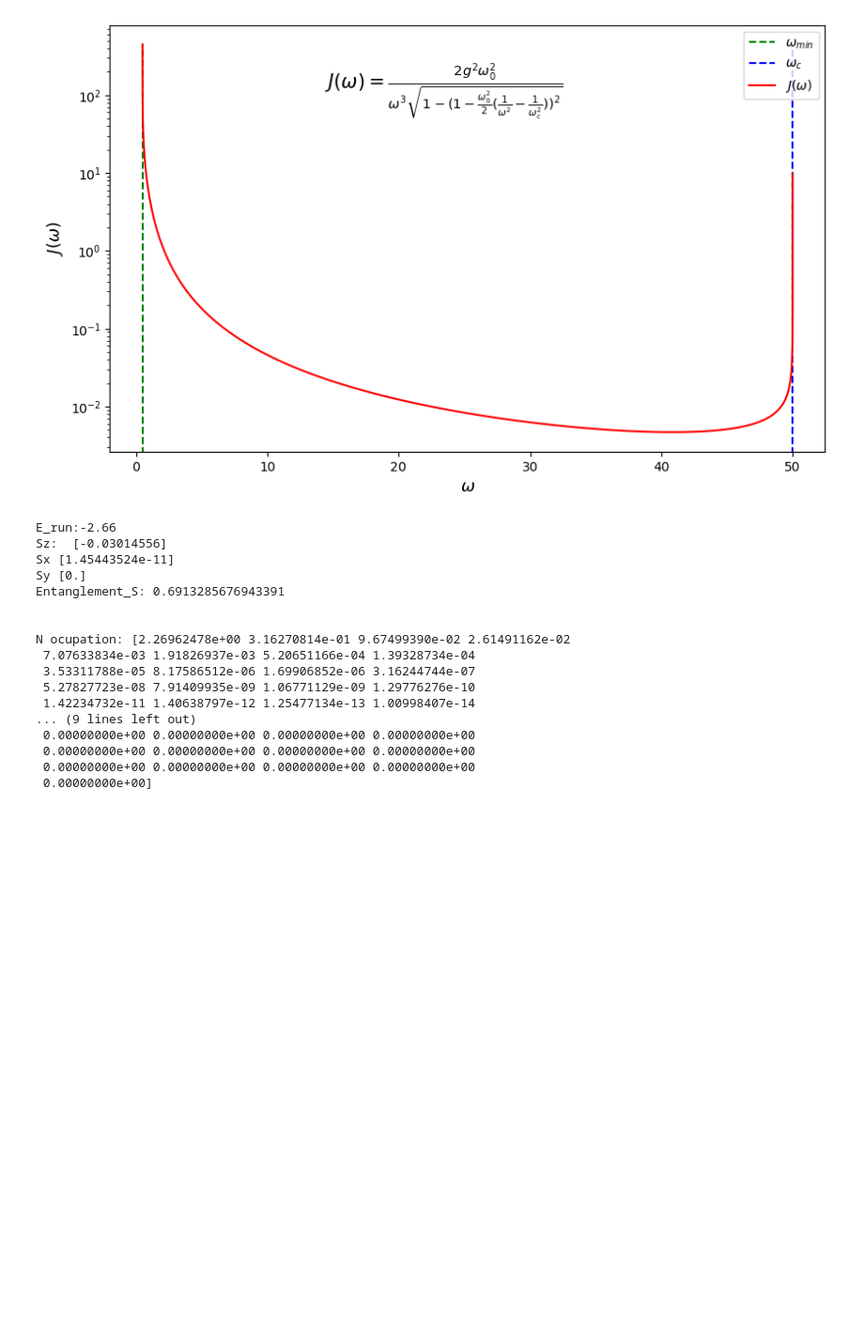
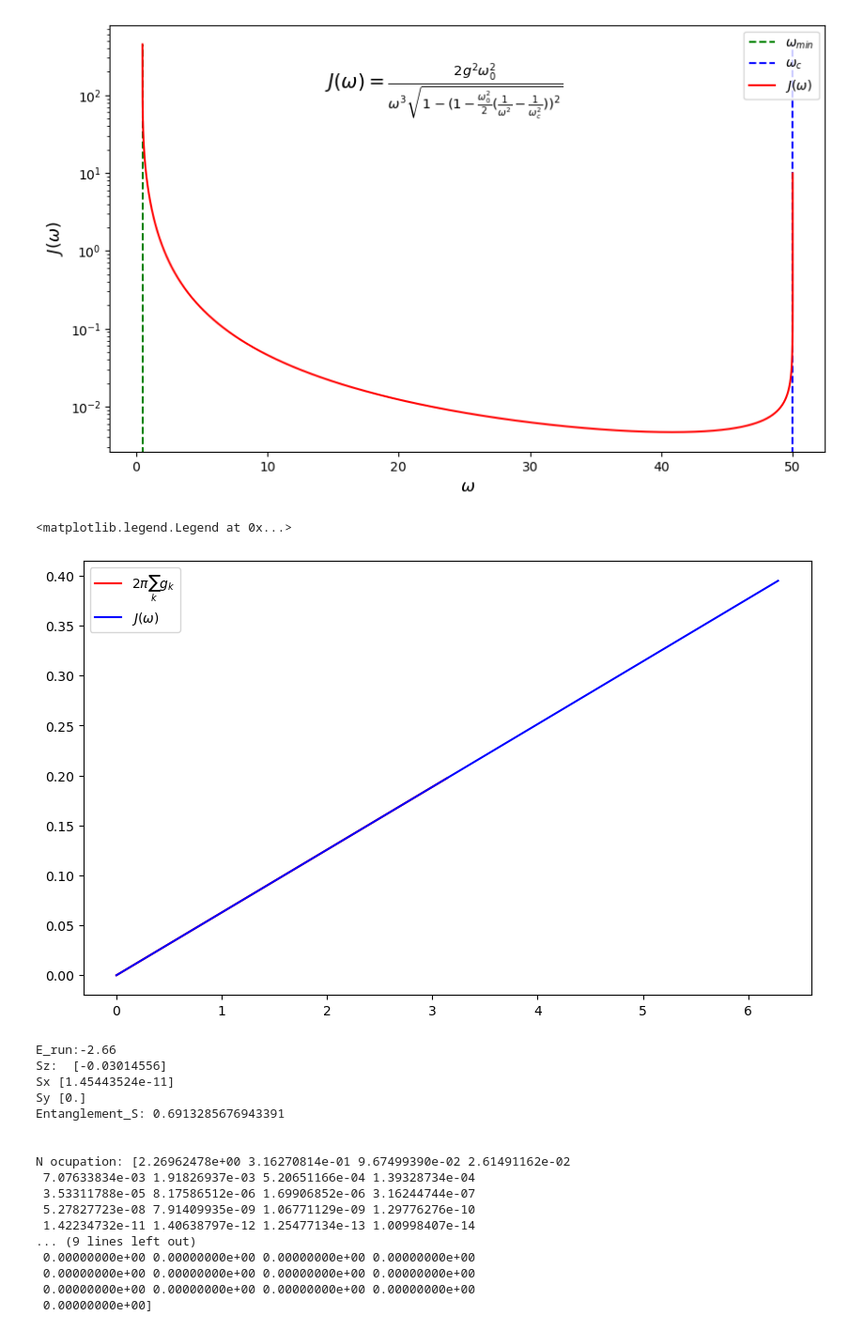
Before and after one commit to IvanHuarte/MPS, a Jupyter notebook: CarlosMPS.ipynb, the cells around one changed output. Shown at 94% size. Saved outputs shown, nothing was run; the diff lists cells and outputs as text; code cells hidden in the pictures; blank space fills up the shorter version.

```diff
--- a/CarlosMPS.ipynb
+++ b/CarlosMPS.ipynb
@@ -273,6 +280,32 @@ ax.legend()
 # %% [output]
 <matplotlib.legend.Legend at 0x...>
 [figure]
+# %%
+Nk = 101
+wc = np.pi
+g = 0.02
+dk =  2 * np.pi / Nk
+delta = 1.0
+k = np.linspace(0, wc, Nk)
+
+wk = np.abs(k)
+
+alpha = g
+gk = np.sqrt(alpha * delta * dk/2) * np.sqrt(wk)
+
+Jwk =2* np.pi * gk**2 / (dk)
+
+wlist = np.linspace(0, 2* np.pi, 1000)
+Jw = np.pi * alpha * wlist
+# %%
+fig, ax = plt.subplots(figsize=[10, 6])
+
+ax.plot(wk, Jwk, color = "red", label=r"$2\pi\sum_k g_k$")
+ax.plot(wlist, Jw, color = "blue", label=r"$J(\omega)$")
+ax.legend()
+# %% [output]
+<matplotlib.legend.Legend at 0x...>
+[figure, added]
 # %%
 """ GROUND STATE AND ENERGY """
 
```
Also changed, not shown: parts of 3 cells of this notebook, 18 other files.
